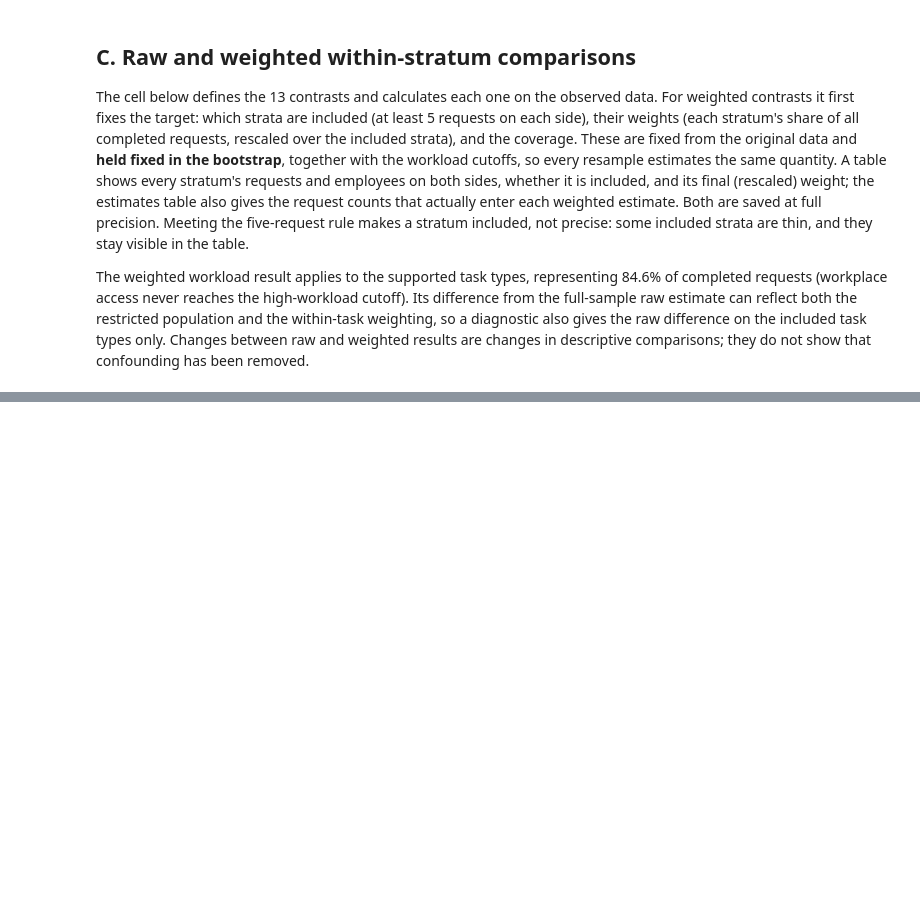
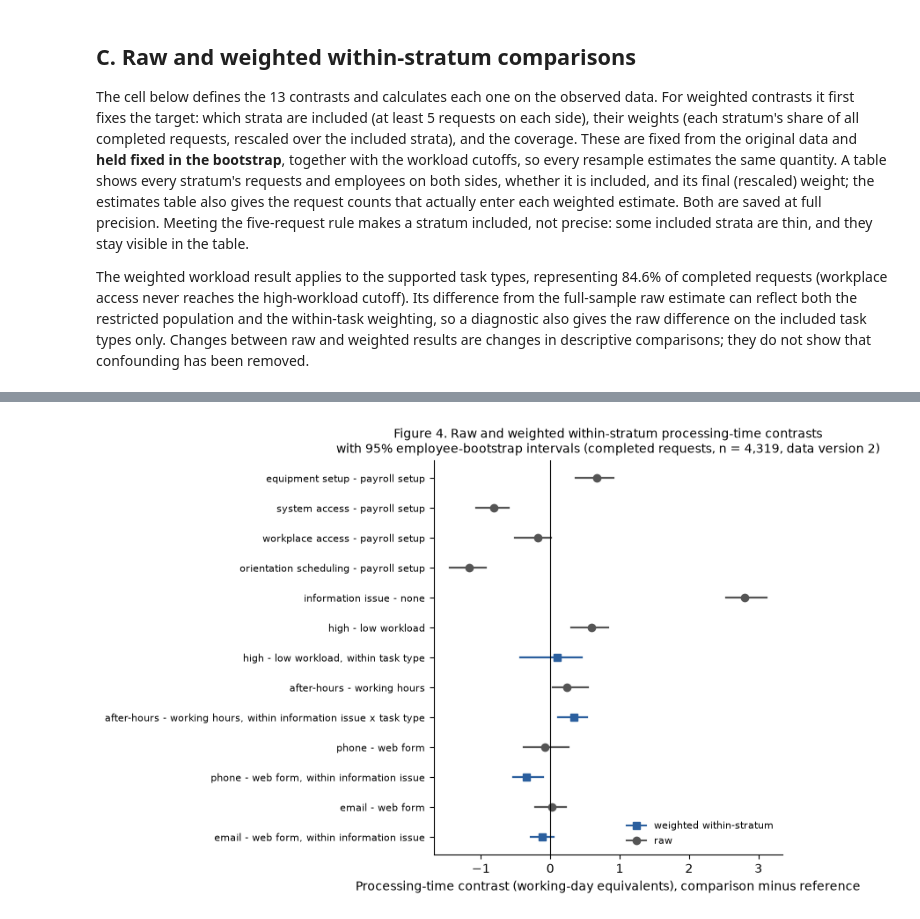
Before and after one commit to isabellemclean1001-blip/AIDA_Izzy_HR_Onboarding_Project-review, a Jupyter notebook: AIDA-2156/final-project/analysis/03_relationships_and_uncertainty.ipynb, the cells around one changed output, grey strips where cells are left out. Saved outputs shown, nothing was run; the diff lists cells and outputs as text; code cells hidden in the pictures; blank space fills up the shorter version.

Commit message:
AIDA 2156 final project: notebook 03 part 4, employee-bootstrap intervals and Figure 4 (data v2, in progress)

```diff
--- a/AIDA-2156/final-project/analysis/03_relationships_and_uncertainty.ipynb
+++ b/AIDA-2156/final-project/analysis/03_relationships_and_uncertainty.ipynb
@@ -403,0 +477,26 @@ Point estimates (working-day equivalents; comparison minus reference):
+# %%
+fig, ax = plt.subplots(figsize=(8, 5.6))
+plot = intervals.iloc[::-1].reset_index(drop=True)
+for i, row in plot.iterrows():
+    weighted = row["summary"] != "raw"
+    if row["interval_withheld"]:
+        ax.annotate("interval withheld", (row["estimate_days"], i), xytext=(6, 0), textcoords="offset points",
+                    va="center", fontsize=7, color="#b0362b")
+    else:
+        ax.plot([row["ci_low"], row["ci_high"]], [i, i], color="#2b5f9e" if weighted else "#555555", lw=1.6)
+    ax.plot(row["estimate_days"], i, marker="s" if weighted else "o", color="#2b5f9e" if weighted else "#555555",
+            markersize=6, label="weighted within-stratum" if weighted else "raw")
+ax.axvline(0, color="black", lw=0.8)
+ax.set_yticks(range(len(plot)), plot["contrast"].str.replace("_", " "), fontsize=8)
+ax.set_xlabel("Processing-time contrast (working-day equivalents), comparison minus reference")
+ax.set_title("Figure 4. Raw and weighted within-stratum processing-time contrasts\n"
+             f"with 95% employee-bootstrap intervals (completed requests, n = {len(d):,}, data version 2)", fontsize=10)
+handles, labels = ax.get_legend_handles_labels()
+unique = dict(zip(labels, handles))
+ax.legend(unique.values(), unique.keys(), fontsize=8, frameon=False, loc="lower right")
+ax.spines[["top", "right"]].set_visible(False)
+fig.tight_layout()
+fig.savefig(FIGURE_DIR / "contrast_intervals.png", dpi=150, bbox_inches="tight")
+plt.show()
+# %% [output]
+[figure, added]
```
Also changed, not shown: parts of 3 cells of this notebook.
